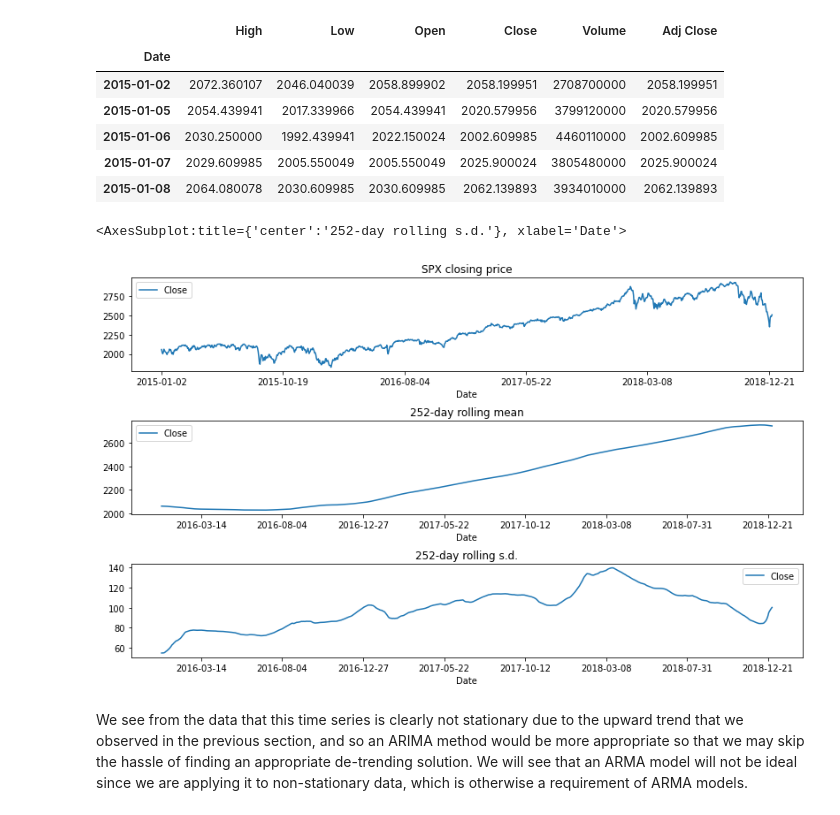
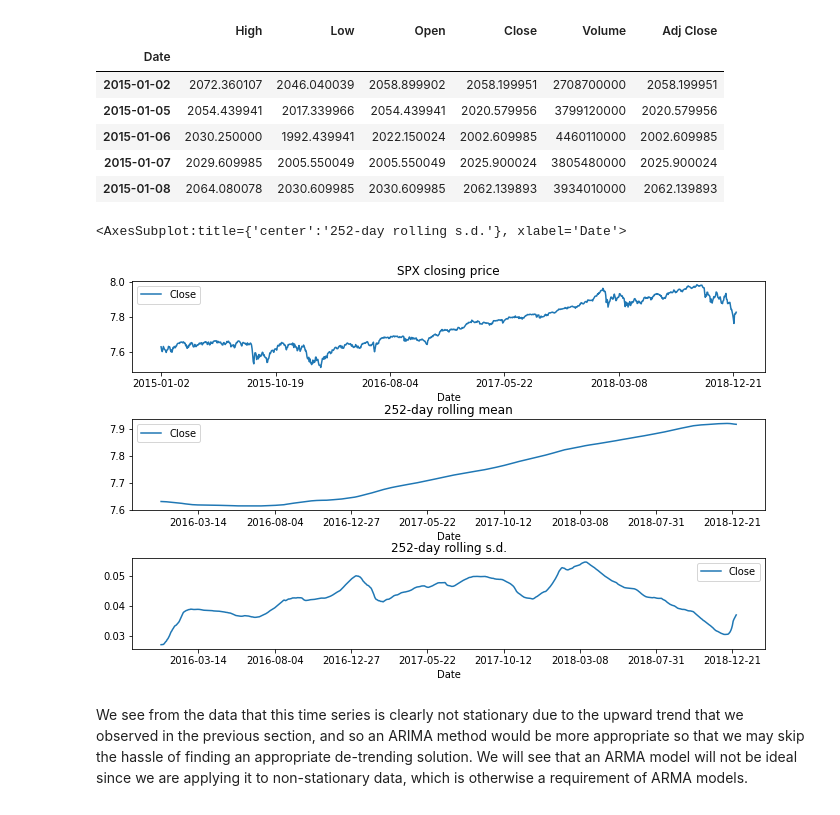
Before and after one commit to Darrekt/SPMLF-CW, a Jupyter notebook: main.ipynb, the cells around one changed output. Cells and saved outputs as stored; diff of their text form; code cells hidden in the pictures.

```diff
--- a/main.ipynb
+++ b/main.ipynb
@@ -197,21 +197,21 @@ dtype: int64
 | 2015-01-07 | 2029.609985 | 2005.550049 | 2005.550049 | 2025.900024 | 3805480000 | 2025.900024 |
 | 2015-01-08 | 2064.080078 | 2030.609985 | 2030.609985 | 2062.139893 | 3934010000 | 2062.139893 |
 # %%
-snp_close = snp["Close"].to_frame()
+snp_close = snp["Close"].to_frame().apply(np.log)
 
 figure, axes = plt.subplots(nrows=3, ncols=1)
 figure.tight_layout()
-figure.set_size_inches(12,7)
+figure.set_size_inches(10,6)
 
 axes[0].set_title("SPX closing price")
 snp_close.plot(ax=axes[0])
 axes[1].set_title("252-day rolling mean")
 snp_close.rolling(252).mean().plot(ax=axes[1])
 axes[2].set_title("252-day rolling s.d.")
 snp_close.rolling(252).std().plot(ax=axes[2])
 # %% [output]
 <AxesSubplot:title={'center':'252-day rolling s.d.'}, xlabel='Date'>
-[figure, old version]
+[figure, new version]
 # %% [markdown]
 We see from the data that this time series is clearly not stationary due to the upward trend that we observed in the previous section, and so an ARIMA method would be more appropriate so that we may skip the hassle of finding an appropriate de-trending solution. We will see that an ARMA model will not be ideal since we are applying it to non-stationary data, which is otherwise a requirement of ARMA models.
 # %% [markdown]
```
Also changed, not shown: parts of 11 cells of this notebook, 3 other files.
